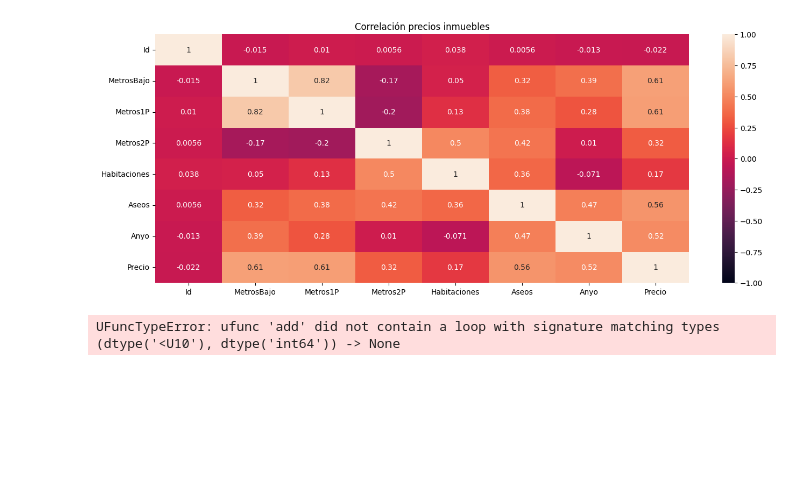
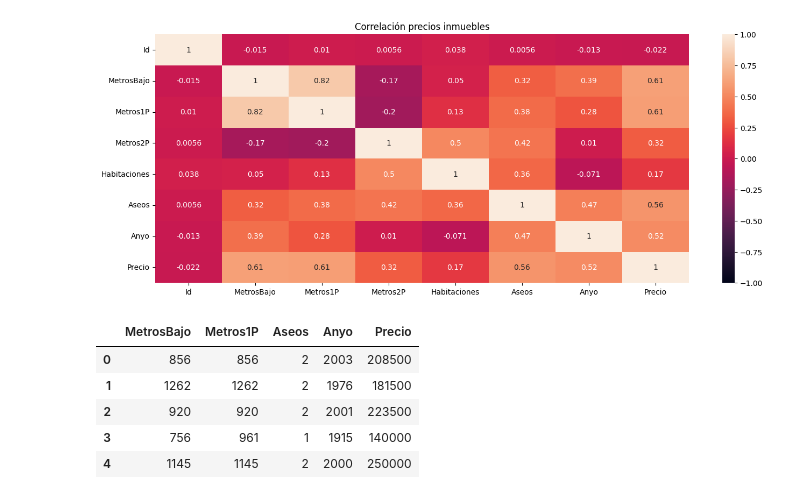
Before and after one commit to VicLT/UDEMY_Ciencia_datos_Python, a Jupyter notebook: 05.04. Selección de características - SeleccionCaracteristicas.ipynb, the cells around one changed output. Drawn from its saved outputs; the diff is of its cells as text; code cells hidden in the pictures; blank space fills up the shorter version.

```diff
--- a/05.04. Selección de características - SeleccionCaracteristicas.ipynb
+++ b/05.04. Selección de características - SeleccionCaracteristicas.ipynb
@@ -32,8 +32,13 @@ plt.show()
 # %% [output]
 [figure]
 # %%
-columnas_relevantes = ['MetrosBajo', 'Metros1P', 'Aseos', 'Anyo']
-df = df[columnas_relevantes + df['Precio']]
+columnas_relevantes = ['MetrosBajo', 'Metros1P', 'Aseos', 'Anyo', 'Precio']
+df = df[columnas_relevantes]
 df.head()
 # %% [output]
-UFuncTypeError: ufunc 'add' did not contain a loop with signature matching types (dtype('<U10'), dtype('int64')) -> None
+|  | MetrosBajo | Metros1P | Aseos | Anyo | Precio |
+| 0 | 856 | 856 | 2 | 2003 | 208500 |
+| 1 | 1262 | 1262 | 2 | 1976 | 181500 |
+| 2 | 920 | 920 | 2 | 2001 | 223500 |
+| 3 | 756 | 961 | 1 | 1915 | 140000 |
+| 4 | 1145 | 1145 | 2 | 2000 | 250000 |
```
Also changed, not shown: parts of 1 cell of this notebook.
